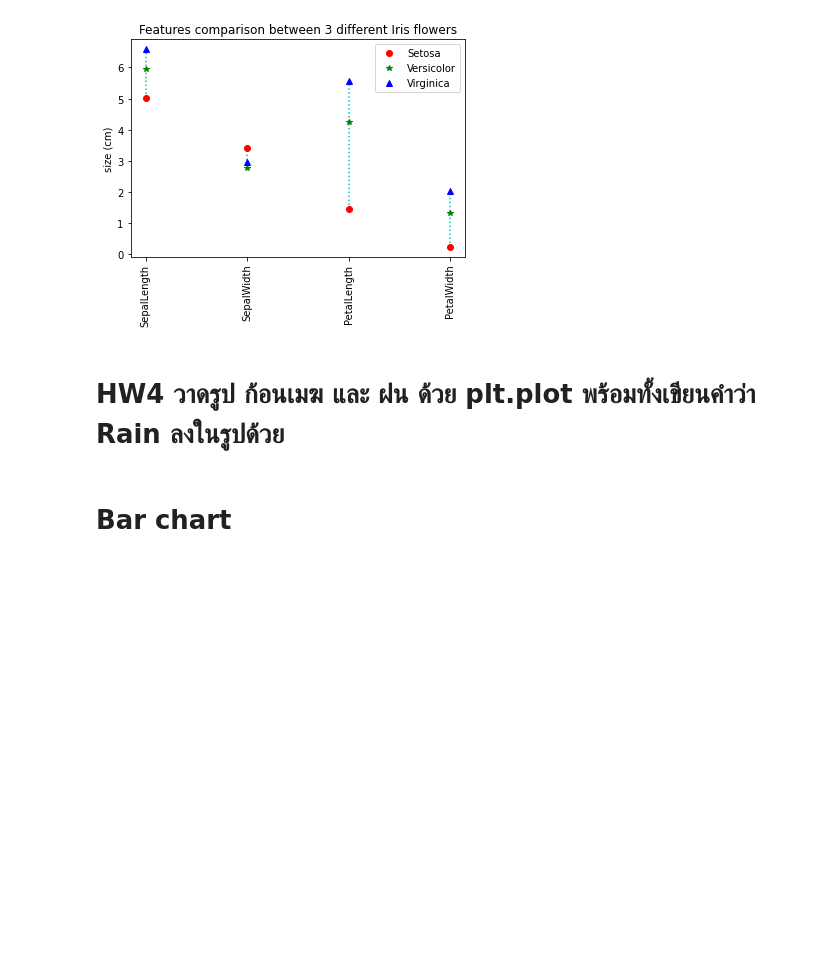
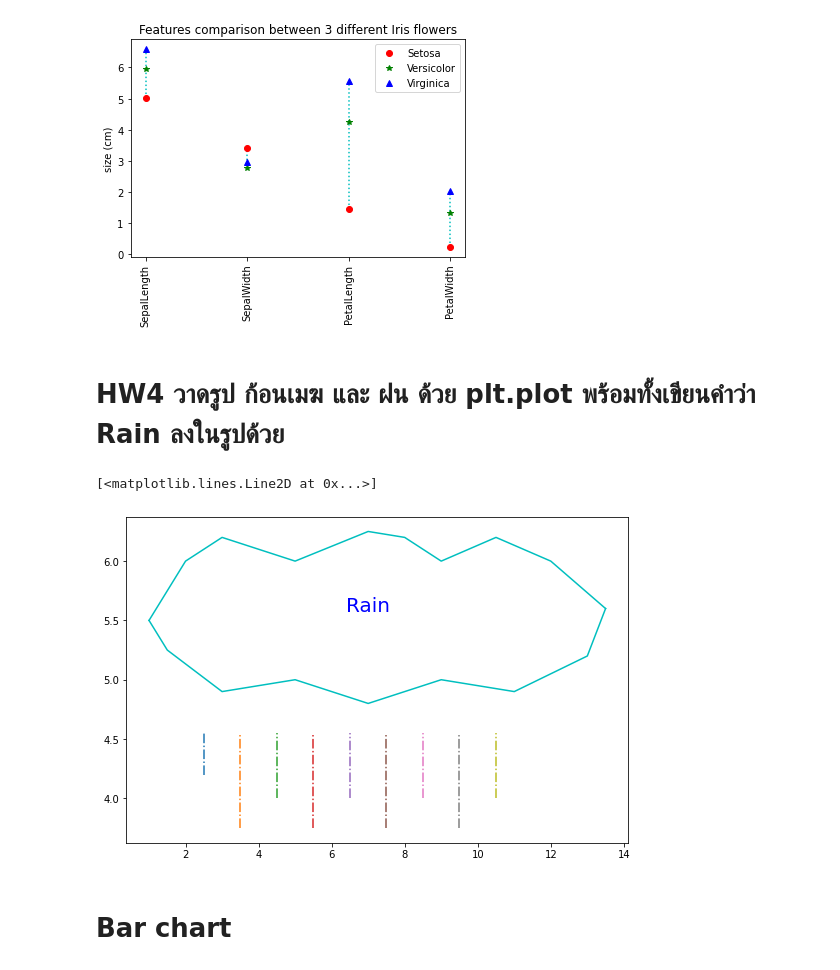
Before and after one commit to kumoromilee/BasicProg_DataViz65, a Jupyter notebook: DataViz04_Data_Comparison.ipynb, the cells around one changed output. Cells and saved outputs as stored; diff of their text form; code cells hidden in the pictures; blank space fills up the shorter version.

```diff
--- a/DataViz04_Data_Comparison.ipynb
+++ b/DataViz04_Data_Comparison.ipynb
@@ -191,6 +191,26 @@ plt.ylabel('size (cm)');
 [figure]
 # %% [markdown]
 # HW4 วาดรูป ก้อนเมฆ และ ฝน ด้วย plt.plot พร้อมทั้งเขียนคำว่า Rain ลงในรูปด้วย
+# %%
+plt.text(7,5.7,'Rain',fontsize=20,color='b',ha='center',va='top')
+
+plt.plot([2.5,2.5],[4.2,4.55],'-.')
+plt.plot([3.5,3.5],[3.75,4.55],'-.')
+plt.plot([4.5,4.5],[4,4.55],'-.')
+plt.plot([5.5,5.5],[3.75,4.55],'-.')
+plt.plot([6.5,6.5],[4,4.55],'-.')
+plt.plot([7.5,7.5],[3.75,4.55],'-.')
+plt.plot([8.5,8.5],[4,4.55],'-.')
+plt.plot([9.5,9.5],[3.75,4.55],'-.')
+plt.plot([10.5,10.5],[4,4.55],'-.')
+
+
+
+plt.plot([1,1.5,3,5,7,9,11,13,13.5],[5.5,5.25,4.9,5,4.8,5,4.9,5.2,5.6],'c-')
+plt.plot([1,2,3,5,7,8,9,10.5,12,13.5],[5.5,6,6.2,6,6.25,6.2,6,6.2,6,5.6],'c-')
+# %% [output]
+[<matplotlib.lines.Line2D at 0x...>]
+[figure, added]
 # %% [markdown]
  # Bar chart
 # %%
```
Also changed, not shown: parts of 1 cell of this notebook.
